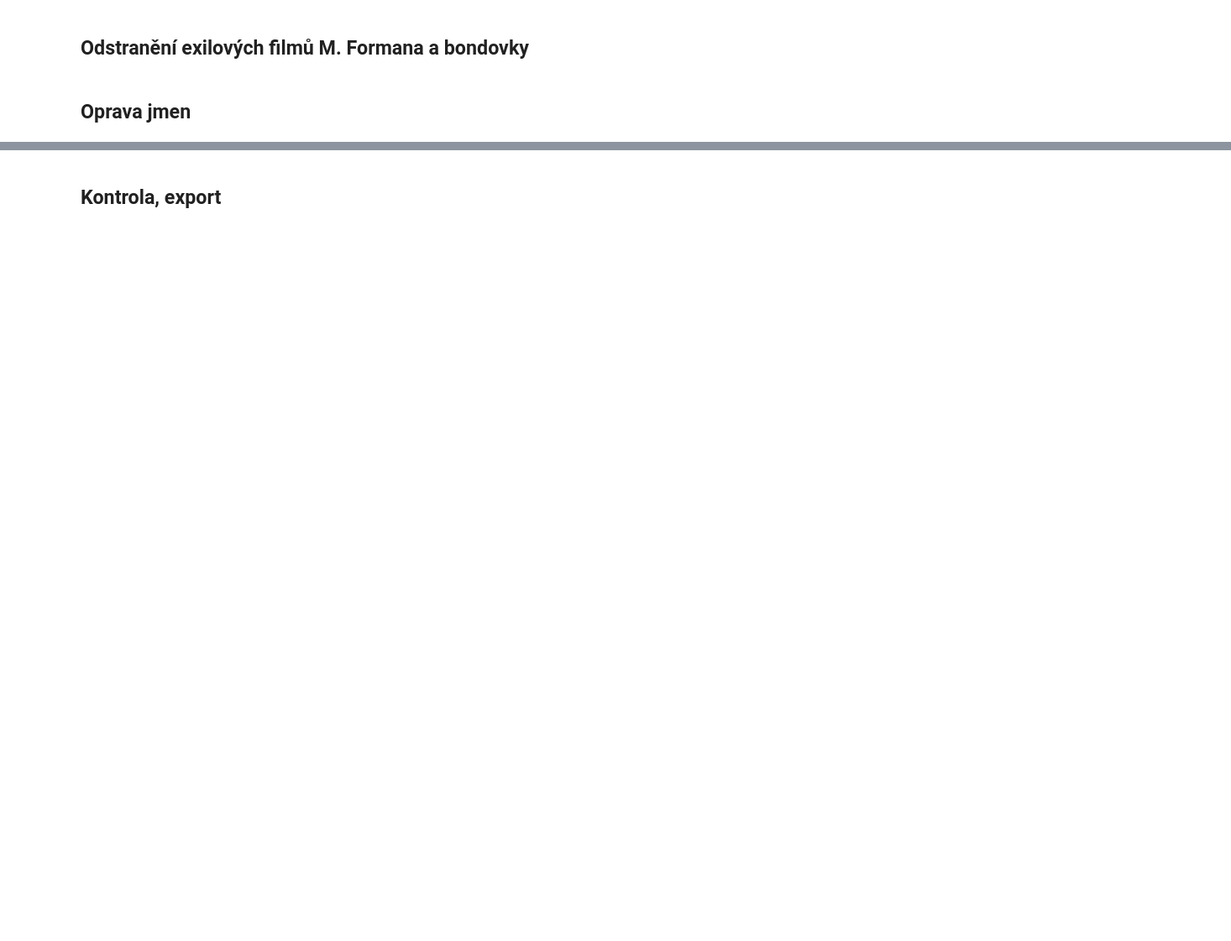
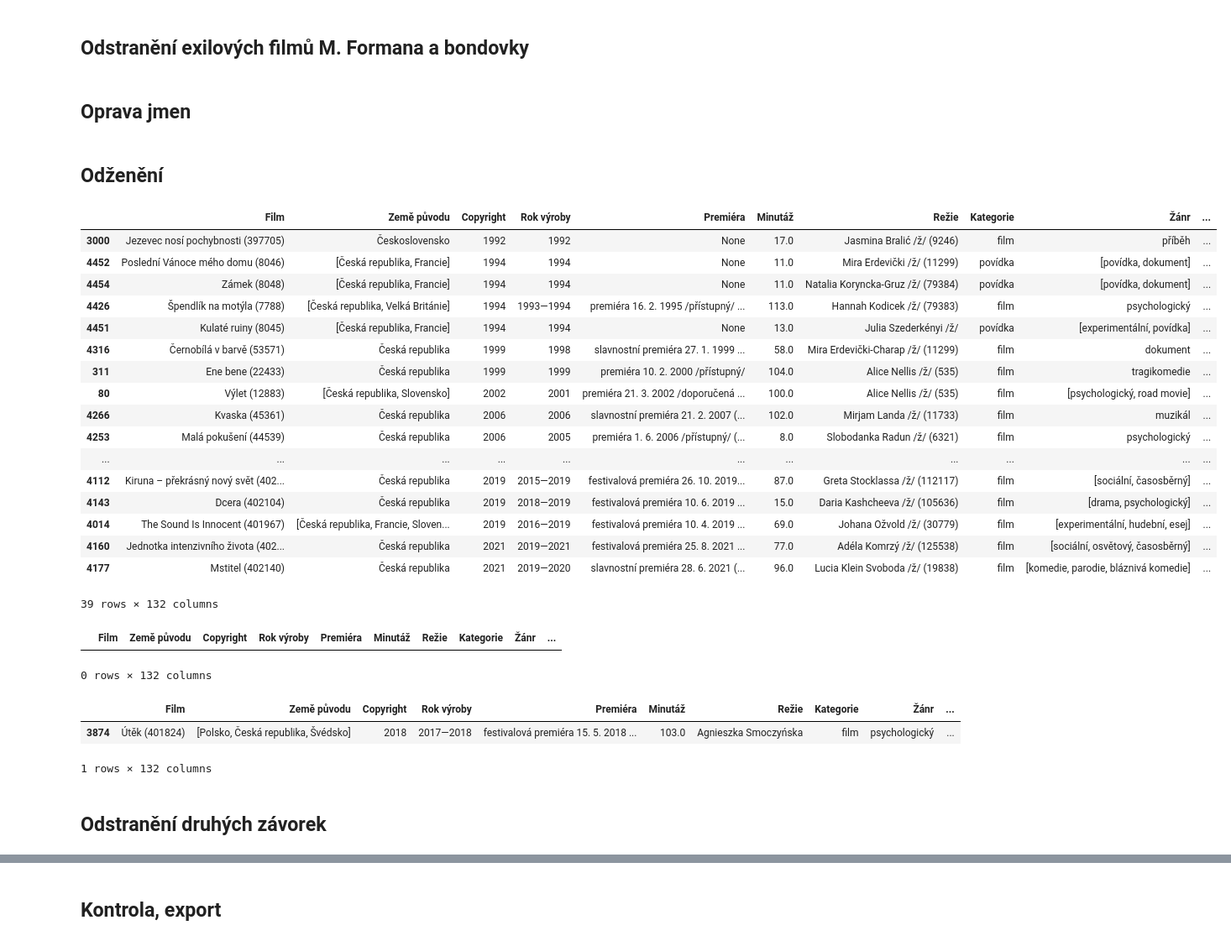
Before and after one commit to DataRozhlas/filmovy-prehled, a Jupyter notebook: 011 čištění a export filmů.ipynb, the cells around one changed output, grey strips where cells are left out. Shown at 84% size. Drawn from its saved outputs; the diff is of its cells as text; code cells hidden in the pictures; blank space fills up the shorter version.

Commit message:
seznam žen, odstranění /ž/ z df

```diff
--- a/011 čištění a export filmů.ipynb
+++ b/011 čištění a export filmů.ipynb
@@ -33,3 +35,5 @@ df
+# %%
+df = df.drop_duplicates(subset="Film")
 # %% [markdown]
 ## Převedení položek oddělených čárkami na seznamy pro snadné .explode() v budoucnu
 # %%
@@ -147,0 +187,2 @@ def firmy_do_seznamu(polozka):
+# %%
+df["Režie"] = df["Režie"].apply(lambda x: nahrad(x,"české verze", ""))
@@ -262,33 +324,10 @@ df = df[~df.Film.isin(opravy["exil"])]
 df = df[df["Země původu"].str.contains("Česk|Rakousko-Uhersko",na=True)]
 # %% [markdown]
 ## Oprava jmen
-# %%
-def nahrad(bunka, original, nahrada):
-
-    if isinstance(bunka, list):
-        opravena_bunka = []
-        try:
-            for b in bunka:
-                if b == original:
-                    opravena_bunka.append(nahrada)
-                else:
-                    opravena_bunka.append(b)
-        except:
-            opravena_bunka = None
-
-    elif isinstance(bunka, str):
-        opravena_bunka = ""
-        if bunka == original:
-            opravena_bunka = nahrada
-        else:
-            opravena_bunka = bunka
-
-    else:
-        opravena_bunka = bunka
-
-    return opravena_bunka
 # %%
 jmena = opravy["jmena"]
 # %%
 for key, val in jmena.items():
     df = df.applymap(lambda x: nahrad(x, key, val))
+# %% [markdown]
+## Odženění
@@ -294,0 +340,21 @@ for key, val in jmena.items():
+# %%
+df[df["Režie"].str.contains("/ž/",na=False)]
+# %% [output]
+|  | Film | Země původu | Copyright | Rok výroby | Premiéra | Minutáž | Režie | Kategorie | Žánr | ... |
+| 3000 | Jezevec nosí pochybnosti (397705) | Československo | 1992 | 1992 | None | 17.0 | Jasmina Bralić /ž/ (9246) | film | příběh | ... |
+| 4452 | Poslední Vánoce mého domu (8046) | [Česká republika, Francie] | 1994 | 1994 | None | 11.0 | Mira Erdevički /ž/ (11299) | povídka | [povídka, dokument] | ... |
+| 4454 | Zámek (8048) | [Česká republika, Francie] | 1994 | 1994 | None | 11.0 | Natalia Koryncka-Gruz /ž/ (79384) | povídka | [povídka, dokument] | ... |
+| 4426 | Špendlík na motýla (7788) | [Česká republika, Velká Británie] | 1994 | 1993—1994 | premiéra 16. 2. 1995 /přístupný/ ... | 113.0 | Hannah Kodicek /ž/ (79383) | film | psychologický | ... |
+| 4451 | Kulaté ruiny (8045) | [Česká republika, Francie] | 1994 | 1994 | None | 13.0 | Julia Szederkényi /ž/ | povídka | [experimentální, povídka] | ... |
+| 4316 | Černobílá v barvě (53571) | Česká republika | 1999 | 1998 | slavnostní premiéra 27. 1. 1999 ... | 58.0 | Mira Erdevički-Charap /ž/ (11299) | film | dokument | ... |
+| 311 | Ene bene (22433) | Česká republika | 1999 | 1999 | premiéra 10. 2. 2000 /přístupný/ | 104.0 | Alice Nellis /ž/ (535) | film | tragikomedie | ... |
+| 80 | Výlet (12883) | [Česká republika, Slovensko] | 2002 | 2001 | premiéra 21. 3. 2002 /doporučená ... | 100.0 | Alice Nellis /ž/ (535) | film | [psychologický, road movie] | ... |
+| 4266 | Kvaska (45361) | Česká republika | 2006 | 2006 | slavnostní premiéra 21. 2. 2007 (... | 102.0 | Mirjam Landa /ž/ (11733) | film | muzikál | ... |
+| 4253 | Malá pokušení (44539) | Česká republika | 2006 | 2005 | premiéra 1. 6. 2006 /přístupný/ (... | 8.0 | Slobodanka Radun /ž/ (6321) | film | psychologický | ... |
+| ... | ... | ... | ... | ... | ... | ... | ... | ... | ... | ... |
+| 4112 | Kiruna – překrásný nový svět (402... | Česká republika | 2019 | 2015—2019 | festivalová premiéra 26. 10. 2019... | 87.0 | Greta Stocklassa /ž/ (112117) | film | [sociální, časosběrný] | ... |
+| 4143 | Dcera (402104) | Česká republika | 2019 | 2018—2019 | festivalová premiéra 10. 6. 2019 ... | 15.0 | Daria Kashcheeva /ž/ (105636) | film | [drama, psychologický] | ... |
+| 4014 | The Sound Is Innocent (401967) | [Česká republika, Francie, Sloven... | 2019 | 2016—2019 | festivalová premiéra 10. 4. 2019 ... | 69.0 | Johana Ožvold /ž/ (30779) | film | [experimentální, hudební, esej] | ... |
+| 4160 | Jednotka intenzivního života (402... | Česká republika | 2021 | 2019—2021 | festivalová premiéra 25. 8. 2021 ... | 77.0 | Adéla Komrzý /ž/ (125538) | film | [sociální, osvětový, časosběrný] | ... |
+| 4177 | Mstitel (402140) | Česká republika | 2021 | 2019—2020 | slavnostní premiéra 28. 6. 2021 (... | 96.0 | Lucia Klein Svoboda /ž/ (19838) | film | [komedie, parodie, bláznivá komedie] | ... |
+39 rows × 132 columns
@@ -294,0 +383,13 @@ for key, val in jmena.items():
+# %%
+df[df["Režie"].str.contains("/ž/",na=False)]
+# %% [output]
+|  | Film | Země původu | Copyright | Rok výroby | Premiéra | Minutáž | Režie | Kategorie | Žánr | ... |
+0 rows × 132 columns
+# %%
+df[df["Režie"].str.contains("Smoczyńska",na=False)]
+# %% [output]
+|  | Film | Země původu | Copyright | Rok výroby | Premiéra | Minutáž | Režie | Kategorie | Žánr | ... |
+| 3874 | Útěk (401824) | [Polsko, Česká republika, Švédsko] | 2018 | 2017—2018 | festivalová premiéra 15. 5. 2018 ... | 103.0 | Agnieszka Smoczyńska | film | psychologický | ... |
+1 rows × 132 columns
+# %% [markdown]
+## Odstranění druhých závorek
```
Also changed, not shown: parts of 16 cells of this notebook, 14 other files.
